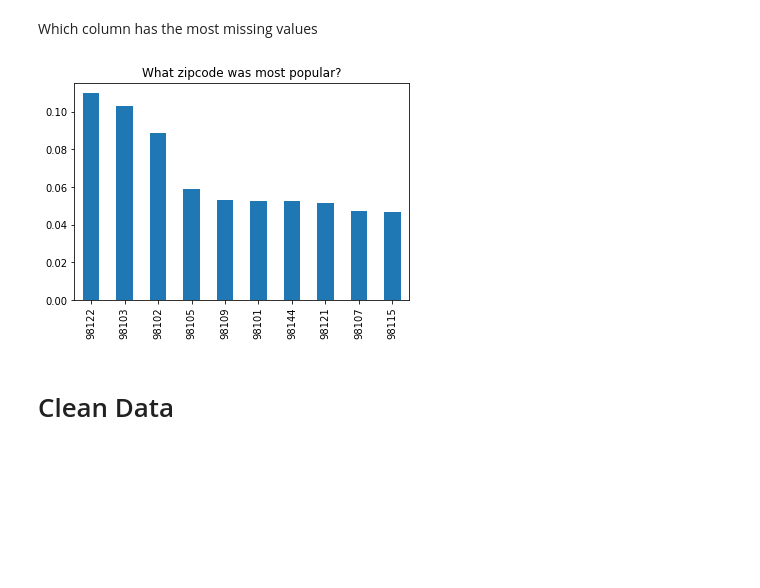
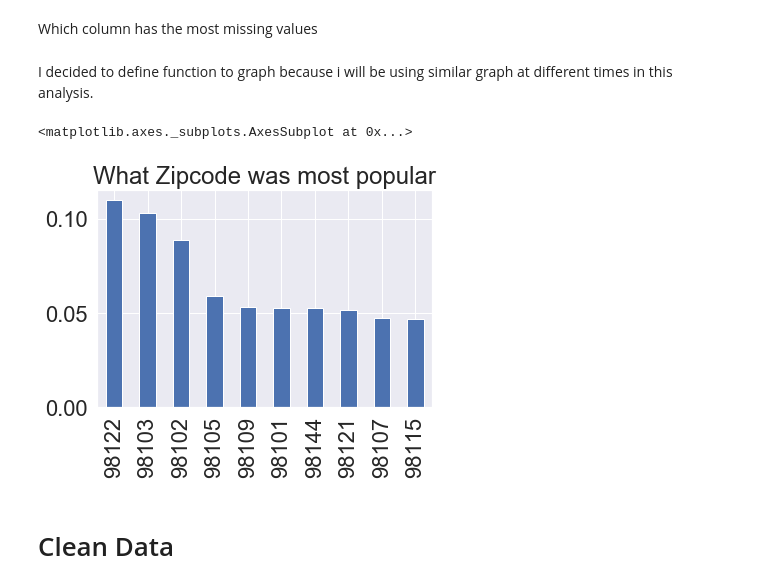
Before and after one commit to vasutaria/CRISP-DM_Seattle_ABNB, a Jupyter notebook: Seattle ABNB Using CRISP-DM-09202019.ipynb, the cells around one changed output. Saved outputs shown, nothing was run; the diff lists cells and outputs as text; code cells hidden in the pictures; blank space fills up the shorter version.

```diff
--- a/Seattle ABNB Using CRISP-DM-09202019.ipynb
+++ b/Seattle ABNB Using CRISP-DM-09202019.ipynb
@@ -193,17 +196,27 @@ listing_id       0.000000
 dtype: float64
 # %% [markdown]
 Which column has the most missing values
-# %%
-#which zip codes had the highest amount of ABNB
-status_vals = df.zipcode.value_counts()#Provide a pandas series of the counts for top 10 zipcode
-
-# The below should be a bar chart of the proportion of individuals in each professional category if your status_vals
-# is set up correctly.
-
-(status_vals[:10]/df.shape[0]).plot(kind="bar");
-plt.title("What zipcode was most popular?");
-# %% [output]
-[figure, removed]
+# %% [markdown]
+I decided to define function to graph because i will be using similar graph at different times in this analysis.
+# %%
+def get_graph(name,column_name, df=df):
+    '''
+    INPUT -
+    name - string - name of the graph
+    column_name - string - the name of the column you would like to know about
+    df = dataframe you are using
+    OUTPUT - graph of Top 10 count of column name.
+    '''
+    status_vals = df[column_name].value_counts()
+    (status_vals[:10]/df.shape[0]).plot(kind="bar");
+    plt.title(name);
+    return (status_vals[:10]/df.shape[0]).plot(kind="bar")
+
+
+get_graph('What Zipcode was most popular','zipcode',df)
+# %% [output]
+<matplotlib.axes._subplots.AxesSubplot at 0x...>
+[figure, added]
 # %% [markdown]
 # Clean Data
 # %%
```
Also changed, not shown: parts of 38 cells of this notebook, 1 other file.
